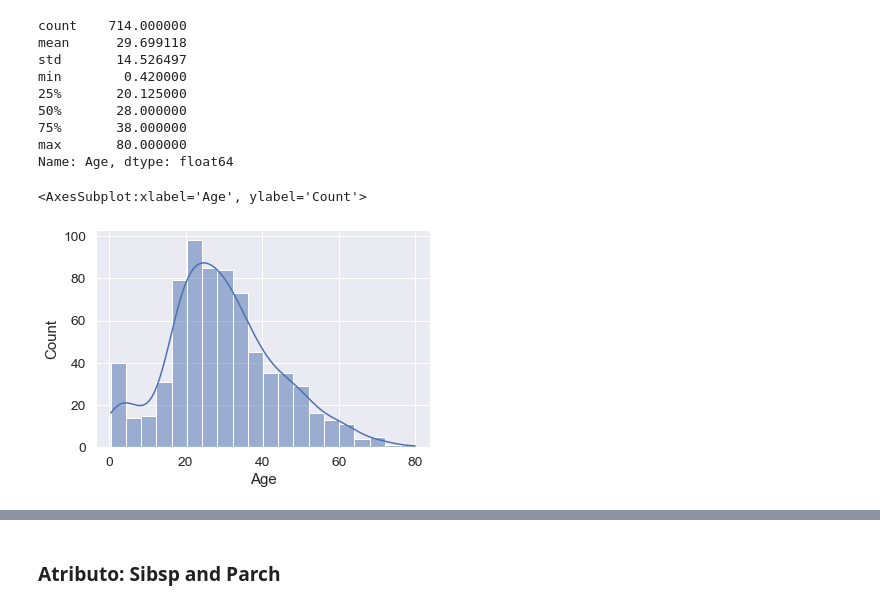
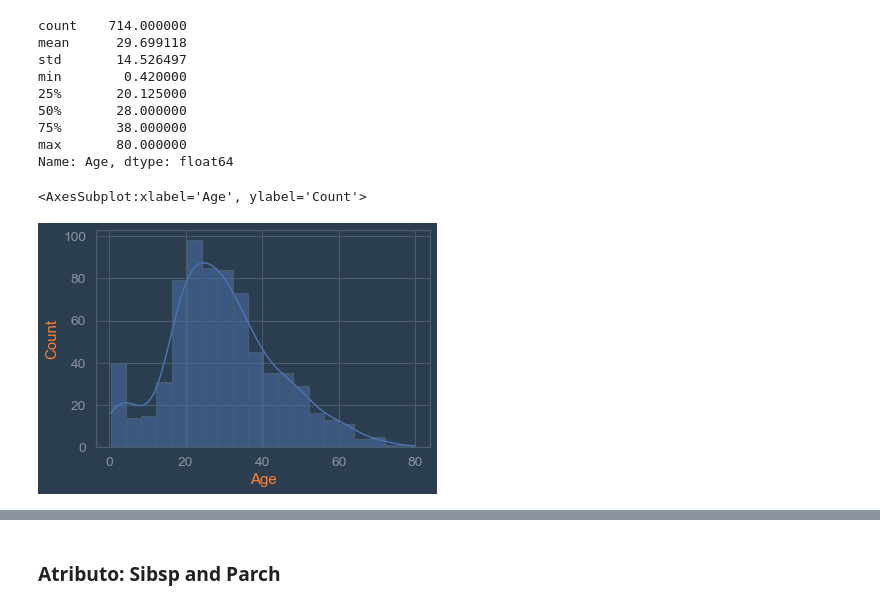
Before and after one commit to Krupique/challenges-kaggle, a Jupyter notebook: challenges/01_TitanicCompetition/titanic-solution-V2.ipynb, the cells around one changed output, grey strips where cells are left out. Drawn from its saved outputs; the diff is of its cells as text; code cells hidden in the pictures.

```diff
--- a/challenges/01_TitanicCompetition/titanic-solution-V2.ipynb
+++ b/challenges/01_TitanicCompetition/titanic-solution-V2.ipynb
@@ -10,4 +11,6 @@ import matplotlib.pyplot as plt
 import seaborn as sns
+# %%
+style.use('styles/personalestilo-1.mplstyle')
 # %%
 df_train = pd.read_csv('data/train.csv')
 df_test = pd.read_csv('data/test.csv')
@@ -228,8 +278,8 @@ for df in treino_teste:
     df['Title'] = df['Title'].map(title_mapping)
 # %%
 #Preenchendo os valores que ficaram como nulos.
-df_train['Title'].fillna(4, inplace=True)
-df_test['Title'].fillna(4, inplace=True)
+df_train['Title'].fillna(2, inplace=True)
+df_test['Title'].fillna(2, inplace=True)
 # %% [markdown]
 #### Atributo: Age
 # %%
@@ -249,10 +299,10 @@ min        0.420000
 max       80.000000
 Name: Age, dtype: float64
 # %%
-sns.histplot(df_train['Age'], kde = True)
+sns.histplot(df_train['Age'], kde = True, bins=20)
 # %% [output]
 <AxesSubplot:xlabel='Age', ylabel='Count'>
-[figure, old version]
+[figure, new version]
 # %%
 df_train['Age'].fillna(df_train.groupby('Title')['Age'].transform('median'), inplace=True)
 df_test['Age'].fillna(df_test.groupby('Title')['Age'].transform('median'), inplace=True)
```
Also changed, not shown: parts of 118 cells of this notebook, 9 other files.
